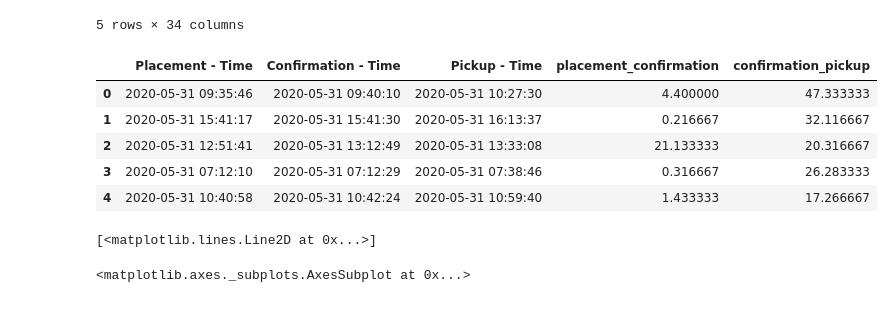
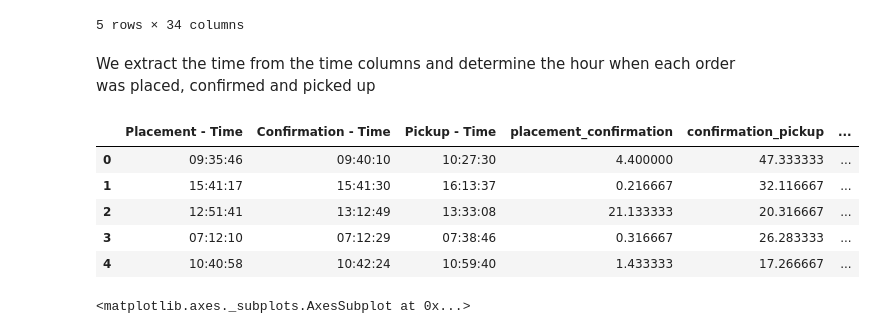
Before and after one commit to CourtneyGallant/CT_9, a Jupyter notebook: Final Notebook.ipynb, the cells around one changed output. Saved outputs shown, nothing was run; the diff lists cells and outputs as text; code cells hidden in the pictures.

Commit message:
Update Final Notebook.ipynb
Edited time analysis dataframe so that it only has the times and not the date.

```diff
--- a/Final Notebook.ipynb
+++ b/Final Notebook.ipynb
@@ -297,3 +290,5 @@ df.head()
+# %% [markdown]
+We extract the time from the time columns and determine the hour when each order was placed, confirmed and picked up
 # %%
 # Change columns with time to have datetime data types
 df['Pickup - Time'] = pd.to_datetime(df['Pickup - Time'], infer_datetime_format=True)
@@ -301,28 +296,29 @@ df['Placement - Time'] = pd.to_datetime(df['Placement - Time'], infer_datetime_f
 df['Confirmation - Time'] = pd.to_datetime(df['Confirmation - Time'], infer_datetime_format=True)
 # %%
 # Extract the hour when each order was placed
-pickup_hour = df['Pickup - Time'].dt.time
-placement_hour = df['Placement - Time'].dt.time
-confirmation_hour = df['Confirmation - Time'].dt.time
+pickup_hour = df['Pickup - Time']
+placement_hour = df['Placement - Time']
+confirmation_hour = df['Confirmation - Time']
 # %%
 # Create a dataframe with that shows the hour when an order is placed, confirmed and picked up by the driver
 time_df = pd.concat([placement_hour, confirmation_hour, pickup_hour], axis = 1)
 
 # Determine the time between each phase of the order in minutes
 time_df['placement_confirmation'] = (time_df['Confirmation - Time'] - time_df['Placement - Time'])/np.timedelta64(1, 'm')
 time_df['confirmation_pickup'] = (time_df['Pickup - Time'] - time_df['Confirmation - Time'])/np.timedelta64(1, 'm')
 
+time_df['Pickup - Time'] = df['Pickup - Time'].dt.time
+time_df['Placement - Time'] = df['Placement - Time'].dt.time
+time_df['Confirmation - Time'] = df['Confirmation - Time'].dt.time
+
+time_df['Time from pickup to arrival'] = df['Time from Pickup to Arrival']/60
+
 time_df.head()
 # %% [output]
-|  | Placement - Time | Confirmation - Time | Pickup - Time | placement_confirmation | confirmation_pickup |
-| 0 | 2020-05-31 09:35:46 | 2020-05-31 09:40:10 | 2020-05-31 10:27:30 | 4.400000 | 47.333333 |
-| 1 | 2020-05-31 15:41:17 | 2020-05-31 15:41:30 | 2020-05-31 16:13:37 | 0.216667 | 32.116667 |
-| 2 | 2020-05-31 12:51:41 | 2020-05-31 13:12:49 | 2020-05-31 13:33:08 | 21.133333 | 20.316667 |
-| 3 | 2020-05-31 07:12:10 | 2020-05-31 07:12:29 | 2020-05-31 07:38:46 | 0.316667 | 26.283333 |
-| 4 | 2020-05-31 10:40:58 | 2020-05-31 10:42:24 | 2020-05-31 10:59:40 | 1.433333 | 17.266667 |
+|  | Placement - Time | Confirmation - Time | Pickup - Time | placement_confirmation | confirmation_pickup | ... |
+| 0 | 09:35:46 | 09:40:10 | 10:27:30 | 4.400000 | 47.333333 | ... |
+| 1 | 15:41:17 | 15:41:30 | 16:13:37 | 0.216667 | 32.116667 | ... |
+| 2 | 12:51:41 | 13:12:49 | 13:33:08 | 21.133333 | 20.316667 | ... |
+| 3 | 07:12:10 | 07:12:29 | 07:38:46 | 0.316667 | 26.283333 | ... |
+| 4 | 10:40:58 | 10:42:24 | 10:59:40 | 1.433333 | 17.266667 | ... |
-# %%
-fig, (ax1, ax2) = plt.subplots(1, 2)
-ax1.plot(df['Order No'], time_df['placement_confirmation'])
-# %% [output]
-[<matplotlib.lines.Line2D at 0x...>]
 # %%
```
Also changed, not shown: parts of 7 cells of this notebook.
